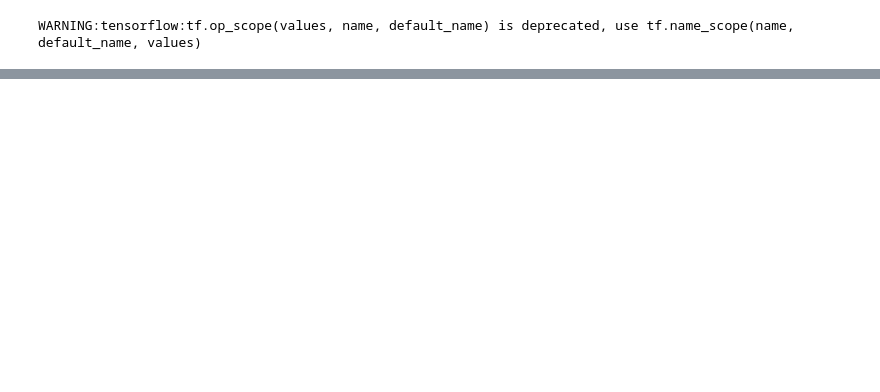
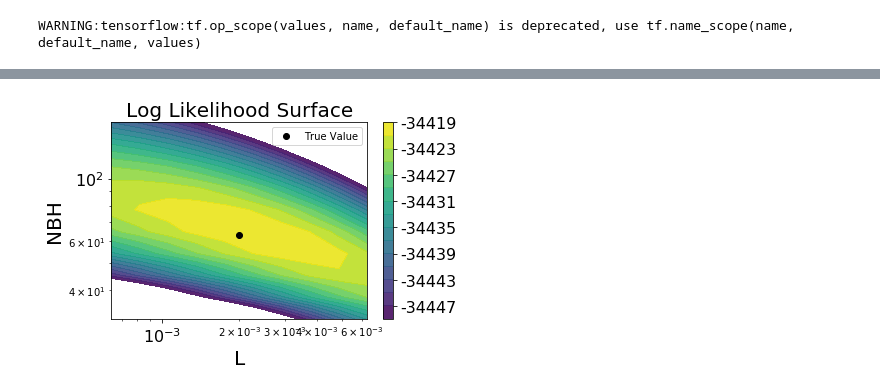
Before and after one commit to hringbauer/BarrierInferPublic, a Jupyter notebook: Laplace.ipynb, the cells around one changed output, grey strips where cells are left out. Cells and saved outputs as stored; diff of their text form; code cells hidden in the pictures; blank space fills up the shorter version.

```diff
--- a/Laplace.ipynb
+++ b/Laplace.ipynb
@@ -507,25 +498,27 @@ pylab.plot(0.05, 25, 'ko', linewidth=5)
 # %%
 pylab.figure()
 levels = np.arange(max(res) - 30, max(res) + 1, 2)  # Every two likelihood units
 #ax=pylab.contourf(l_list, a_list, surface, alpha=0.9, levels=levels)
-ax=pylab.contourf(l_list, a_list, surface, alpha=0.9,levels=levels)
+ax=pylab.contourf(L_list, nbh_list, surface, alpha=0.9,levels=levels)
 
 # plt.clabel(ax, inline=1, fontsize=10)
 cb=pylab.colorbar(ax, format="%i")
 cb.ax.tick_params(labelsize=16)
 pylab.title("Log Likelihood Surface", fontsize=20)
-pylab.xlabel("Parameter 1", fontsize=20) # l
-pylab.ylabel("Parameter 2", fontsize=20) # a
+pylab.xlabel("L", fontsize=20) # l
+pylab.ylabel("NBH", fontsize=20) # a
 pylab.xticks(fontsize=16)
 pylab.yticks(fontsize=16)
 pylab.xscale('log')
-pylab.tick_params(axis='both', which='both', bottom='off',
-                    top='off', labelbottom='off', right='off', left='off', labelleft='off')
-#pylab.yscale('log')
-pylab.plot(15, 0.02, 'ko', linewidth=5, label="True Value")
+#pylab.tick_params(axis='both', which='both', bottom='off',
+#                    top='off', labelbottom='off', right='off', left='off', labelleft='off')
+pylab.yscale('log')
+pylab.plot(0.002, 62.8, 'ko', linewidth=5, label="True Value")
 pylab.legend()
 pylab.tight_layout()
 pylab.show()
+# %% [output]
+[figure, added]
 # %%
 aa, ll = 1, 1
 kk = np.array([1, 1, 0.8])   #a,l,c
```
Also changed, not shown: parts of 9 cells of this notebook, 9 other files.
